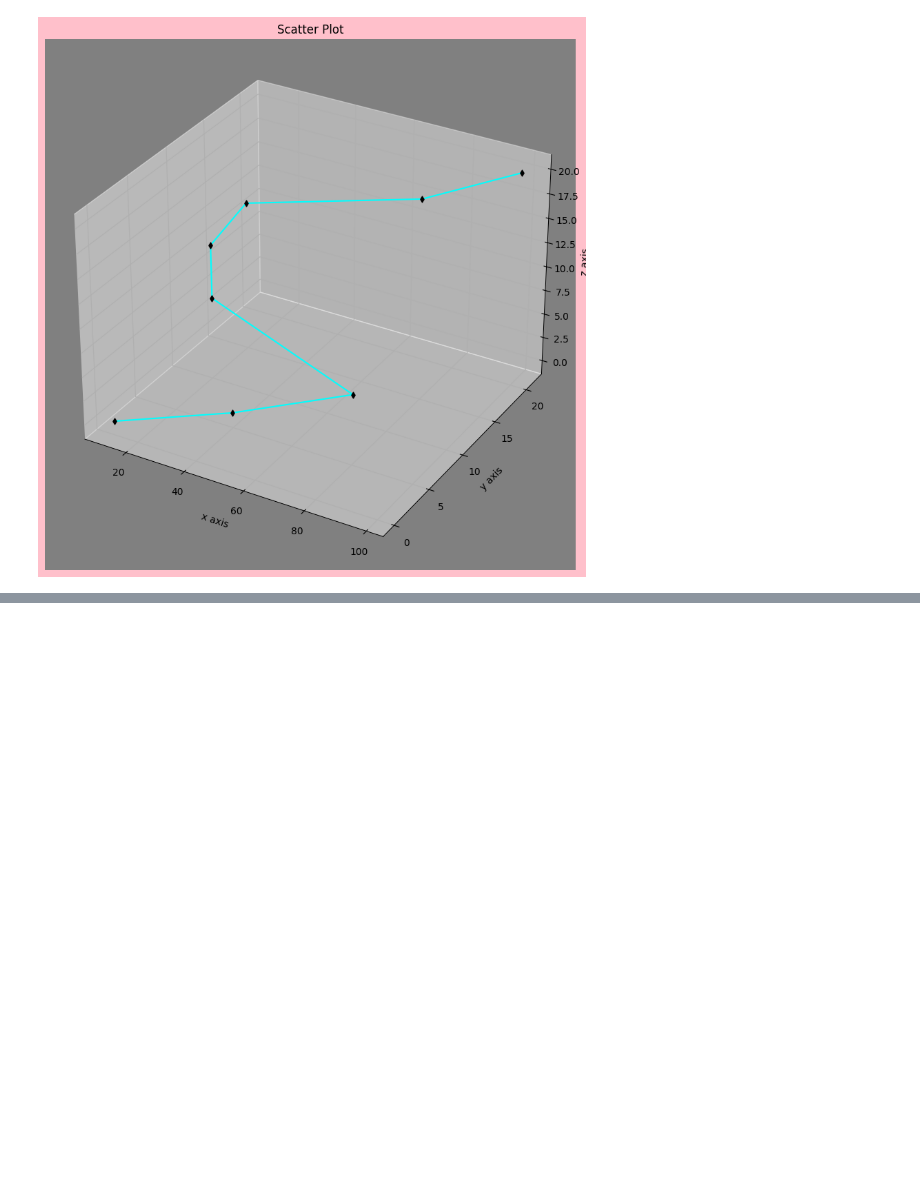
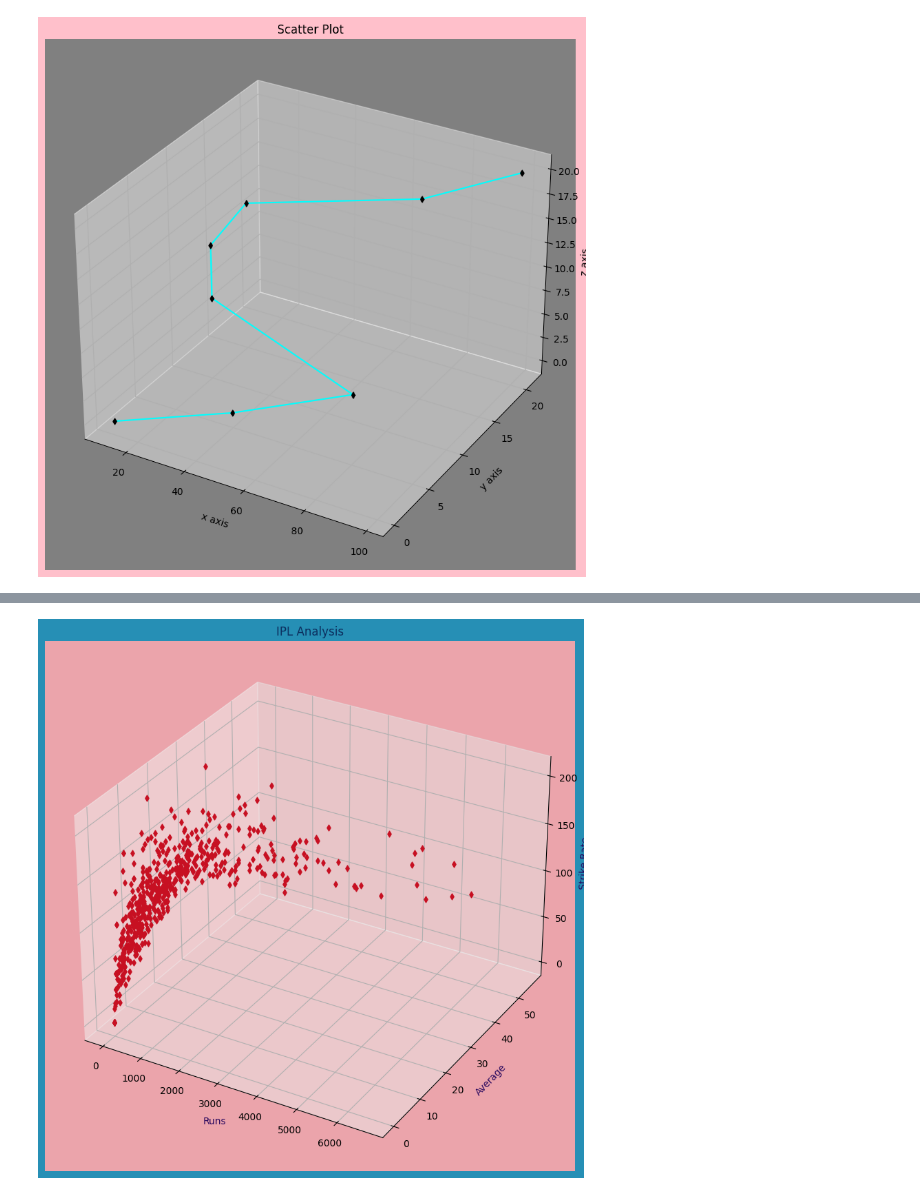
Before and after one commit to Rudra18GTHB/Codes, a Jupyter notebook: Visualization/Data Visualization/Exp10.ipynb, the cells around one changed output, grey strips where cells are left out. Saved outputs shown, nothing was run; the diff lists cells and outputs as text; code cells hidden in the pictures; blank space fills up the shorter version.

```diff
--- a/Visualization/Data Visualization/Exp10.ipynb
+++ b/Visualization/Data Visualization/Exp10.ipynb
@@ -20,3 +20,6 @@ ax.plot3D(x,y,z, color="cyan")
 fig.show()
 # %% [output]
 [figure]
+# %%
+df=pd.read_csv("batter.csv")
+df
@@ -22,0 +40,13 @@ fig.show()
+# %%
+fig=plt.figure(figsize=(12,10),facecolor="#268fb5")
+ax=plt.axes(projection="3d")
+ax.set_facecolor("#eba4ab")
+ax.scatter3D(df["runs"],df["avg"],df["strike_rate"], marker="d",depthshade=False, color="#c71022",)
+ax.set_xlabel("Runs", color="#28075e")
+ax.set_ylabel("Average", color="#28075e")
+ax.set_zlabel("Strike Rate", color="#28075e")
+#ax.view_init(45,0)
+ax.set_title("IPL Analysis", color="#0c2e5e")
+fig.show()
+# %% [output]
+[figure, added]
```
Also changed, not shown: parts of 1 cell of this notebook.
